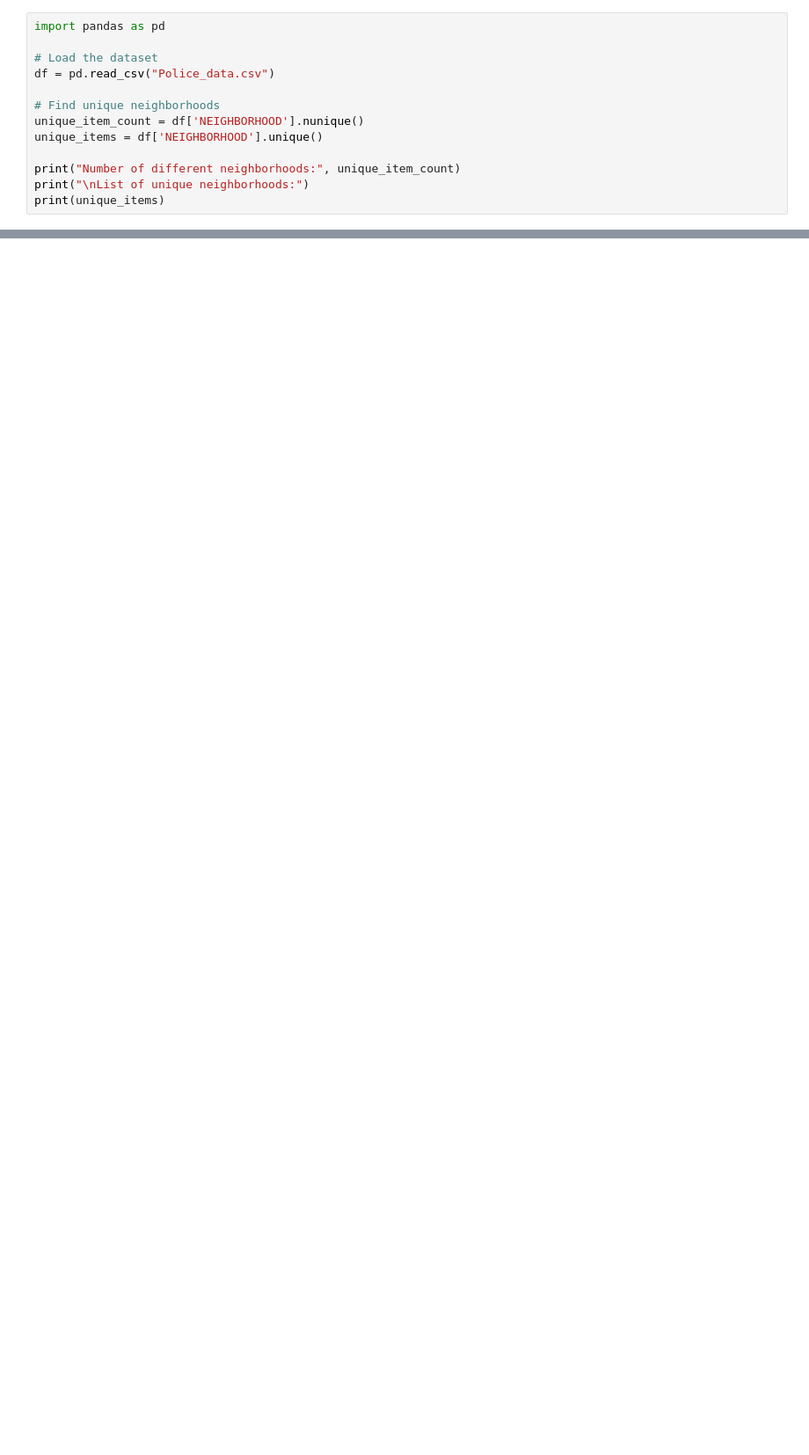
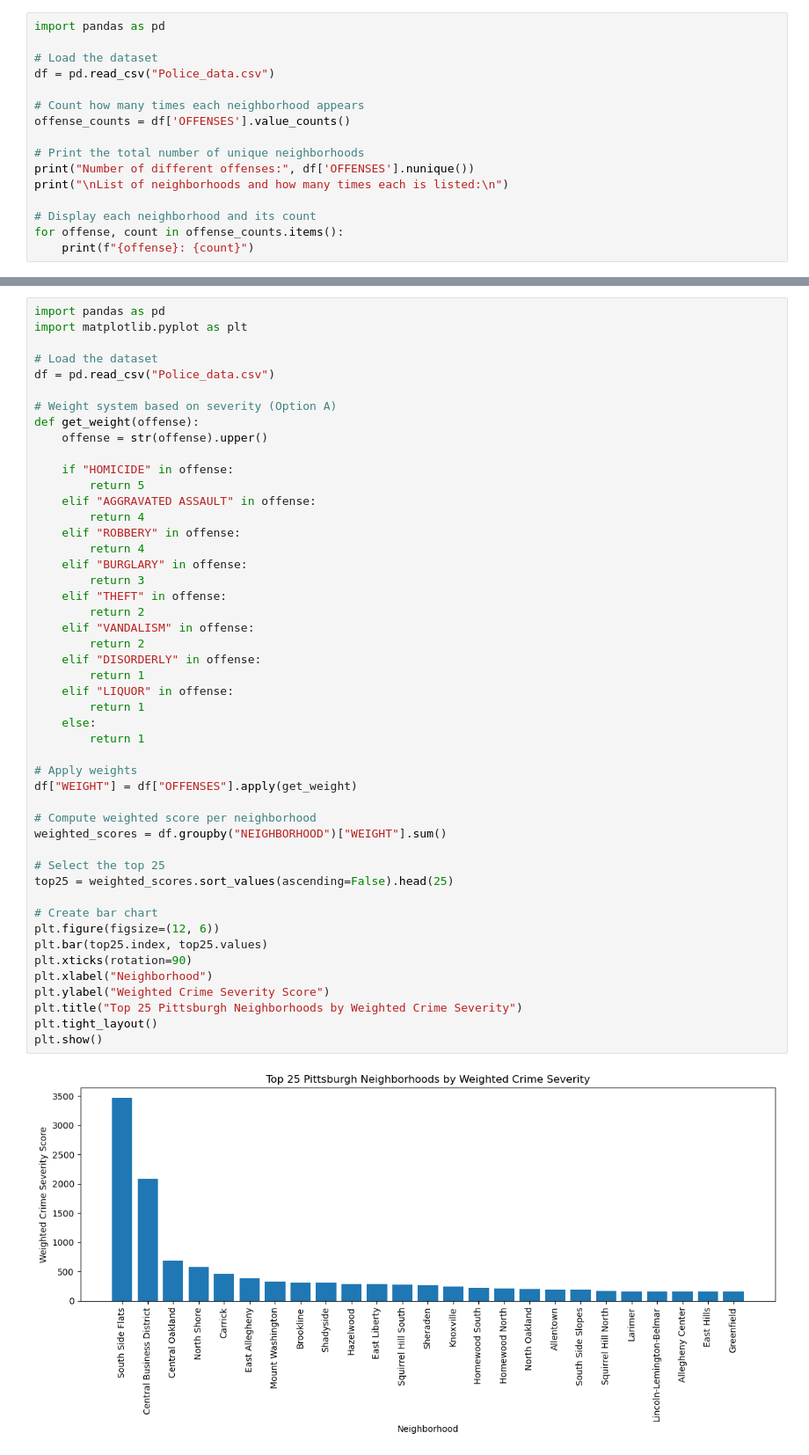
Before and after one commit to nbrauser/CMPINF_Final_Project, a Jupyter notebook: blr91_final_project.ipynb, the cells around one changed output, grey strips where cells are left out. Shown at 88% size. Saved outputs shown, nothing was run; the diff lists cells and outputs as text; blank space fills up the shorter version.

```diff
--- a/blr91_final_project.ipynb
+++ b/blr91_final_project.ipynb
@@ -4,11 +6,14 @@ import pandas as pd
 # Load the dataset
 df = pd.read_csv("Police_data.csv")
 
-# Find unique neighborhoods
-unique_item_count = df['NEIGHBORHOOD'].nunique()
-unique_items = df['NEIGHBORHOOD'].unique()
+# Count how many times each neighborhood appears
+offense_counts = df['OFFENSES'].value_counts()
 
-print("Number of different neighborhoods:", unique_item_count)
-print("\nList of unique neighborhoods:")
-print(unique_items)
+# Print the total number of unique neighborhoods
+print("Number of different offenses:", df['OFFENSES'].nunique())
+print("\nList of neighborhoods and how many times each is listed:\n")
+
+# Display each neighborhood and its count
+for offense, count in offense_counts.items():
+    print(f"{offense}: {count}")
 # %% [output]
@@ -65,0 +106,50 @@ Outside County: 2
+# %%
+import pandas as pd
+import matplotlib.pyplot as plt
+
+# Load the dataset
+df = pd.read_csv("Police_data.csv")
+
+# Weight system based on severity (Option A)
+def get_weight(offense):
+    offense = str(offense).upper()
+
+    if "HOMICIDE" in offense:
+        return 5
+    elif "AGGRAVATED ASSAULT" in offense:
+        return 4
+    elif "ROBBERY" in offense:
+        return 4
+    elif "BURGLARY" in offense:
+        return 3
+    elif "THEFT" in offense:
+        return 2
+    elif "VANDALISM" in offense:
+        return 2
+    elif "DISORDERLY" in offense:
+        return 1
+    elif "LIQUOR" in offense:
+        return 1
+    else:
+        return 1
+
+# Apply weights
+df["WEIGHT"] = df["OFFENSES"].apply(get_weight)
+
+# Compute weighted score per neighborhood
+weighted_scores = df.groupby("NEIGHBORHOOD")["WEIGHT"].sum()
+
+# Select the top 25
+top25 = weighted_scores.sort_values(ascending=False).head(25)
+
+# Create bar chart
+plt.figure(figsize=(12, 6))
+plt.bar(top25.index, top25.values)
+plt.xticks(rotation=90)
+plt.xlabel("Neighborhood")
+plt.ylabel("Weighted Crime Severity Score")
+plt.title("Top 25 Pittsburgh Neighborhoods by Weighted Crime Severity")
+plt.tight_layout()
+plt.show()
+# %% [output]
+[figure, added]
```
Also changed, not shown: parts of 7 cells of this notebook.
